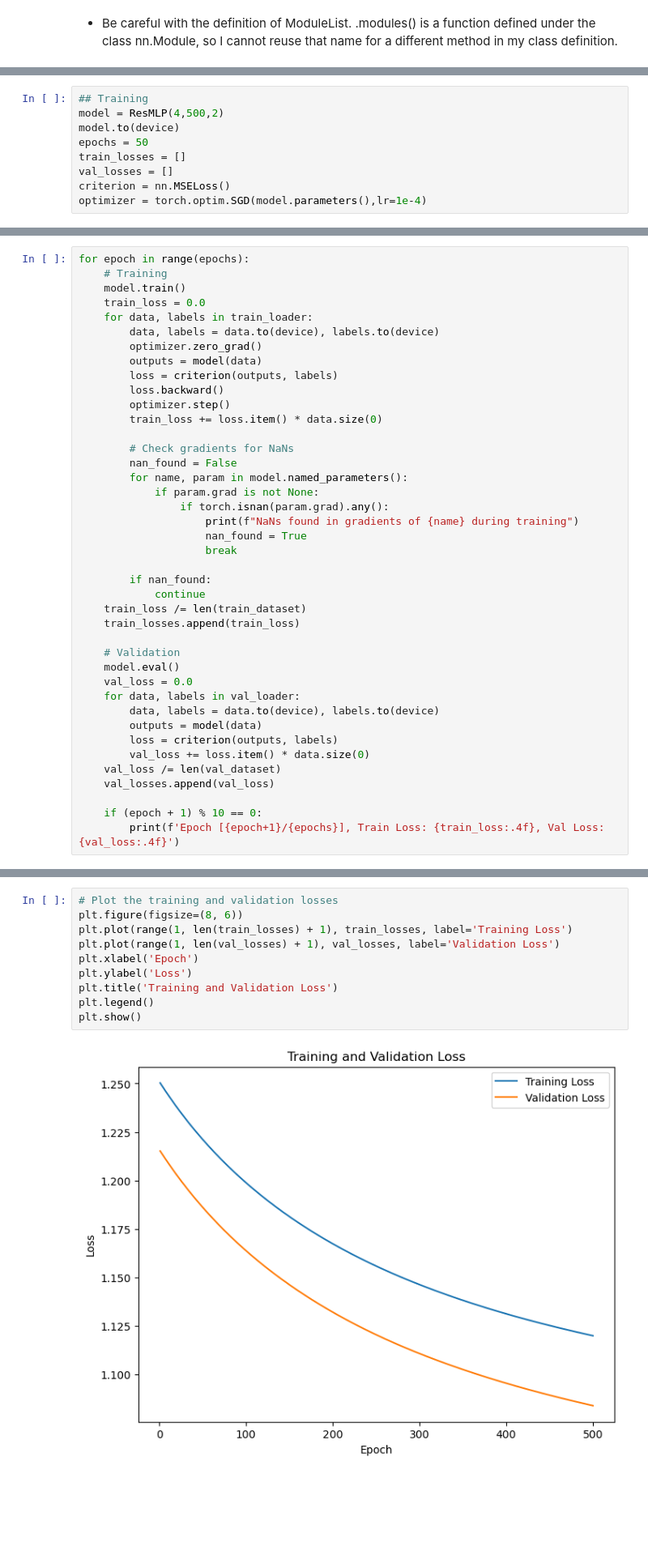
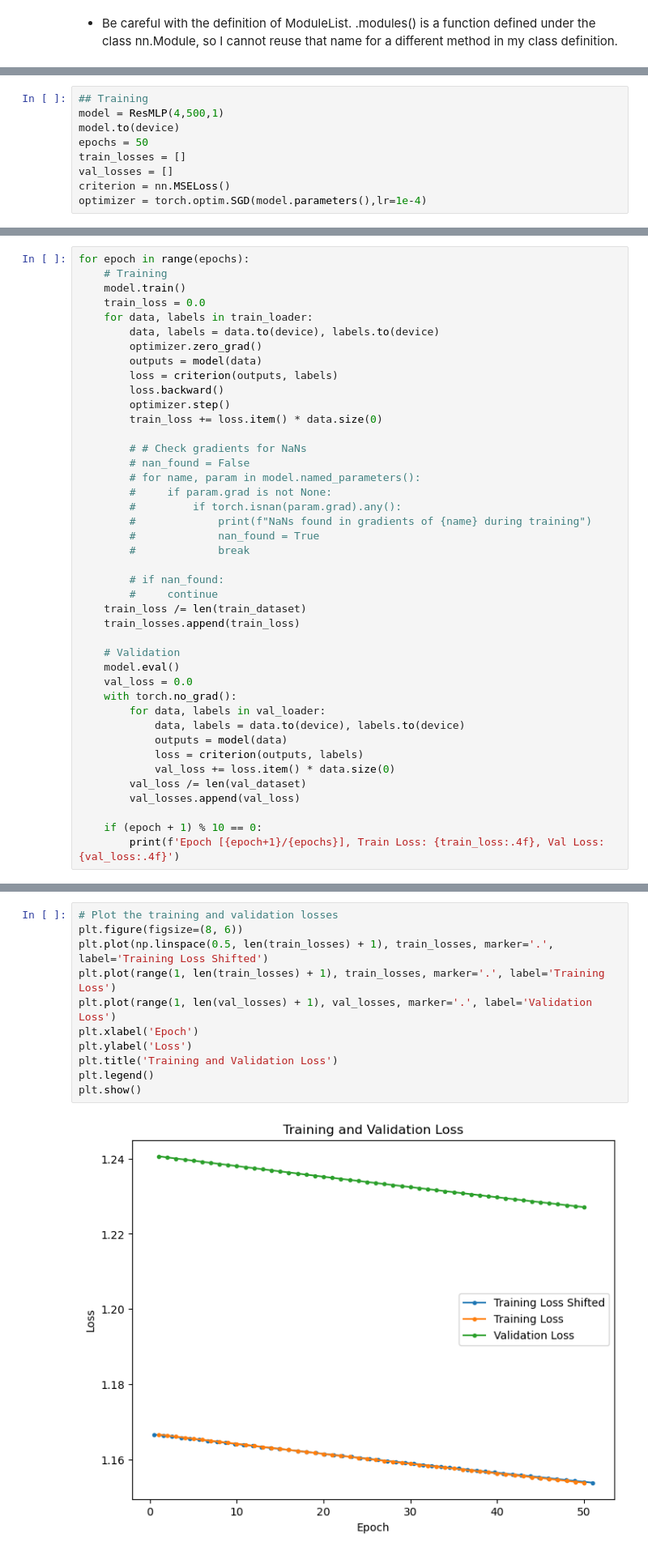
Before and after one commit to SBU-COSMOLIKE/emul2024, a Jupyter notebook: artemis/ResMLP_trial1.ipynb, the cells around one changed output, grey strips where cells are left out. Shown at 81% size. Saved outputs shown, nothing was run; the diff lists cells and outputs as text; blank space fills up the shorter version.

Commit message:
Fix data loading and training loop

```diff
--- a/artemis/ResMLP_trial1.ipynb
+++ b/artemis/ResMLP_trial1.ipynb
@@ -175,6 +196,6 @@ class ResMLP(nn.Module):
 # %%
 ## Training
-model = ResMLP(4,500,2)
+model = ResMLP(4,500,1)
 model.to(device)
 epochs = 50
 train_losses = []
@@ -211,30 +240,31 @@ for epoch in range(epochs):
         optimizer.step()
         train_loss += loss.item() * data.size(0)
 
-        # Check gradients for NaNs
-        nan_found = False
-        for name, param in model.named_parameters():
-            if param.grad is not None:
-                if torch.isnan(param.grad).any():
-                    print(f"NaNs found in gradients of {name} during training")
-                    nan_found = True
-                    break
+        # # Check gradients for NaNs
+        # nan_found = False
+        # for name, param in model.named_parameters():
+        #     if param.grad is not None:
+        #         if torch.isnan(param.grad).any():
+        #             print(f"NaNs found in gradients of {name} during training")
+        #             nan_found = True
+        #             break
 
-        if nan_found:
-            continue
+        # if nan_found:
+        #     continue
     train_loss /= len(train_dataset)
     train_losses.append(train_loss)
 
     # Validation
     model.eval()
     val_loss = 0.0
-    for data, labels in val_loader:
-        data, labels = data.to(device), labels.to(device)
-        outputs = model(data)
-        loss = criterion(outputs, labels)
-        val_loss += loss.item() * data.size(0)
-    val_loss /= len(val_dataset)
-    val_losses.append(val_loss)
+    with torch.no_grad():
+        for data, labels in val_loader:
+            data, labels = data.to(device), labels.to(device)
+            outputs = model(data)
+            loss = criterion(outputs, labels)
+            val_loss += loss.item() * data.size(0)
+        val_loss /= len(val_dataset)
+        val_losses.append(val_loss)
 
     if (epoch + 1) % 10 == 0:
         print(f'Epoch [{epoch+1}/{epochs}], Train Loss: {train_loss:.4f}, Val Loss: {val_loss:.4f}')
@@ -259,12 +277,13 @@ Epoch [500/500], Train Loss: 1.1200, Val Loss: 1.0840
 # %%
 # Plot the training and validation losses
 plt.figure(figsize=(8, 6))
-plt.plot(range(1, len(train_losses) + 1), train_losses, label='Training Loss')
-plt.plot(range(1, len(val_losses) + 1), val_losses, label='Validation Loss')
+plt.plot(np.linspace(0.5, len(train_losses) + 1), train_losses, marker='.', label='Training Loss Shifted')
+plt.plot(range(1, len(train_losses) + 1), train_losses, marker='.', label='Training Loss')
+plt.plot(range(1, len(val_losses) + 1), val_losses, marker='.', label='Validation Loss')
 plt.xlabel('Epoch')
 plt.ylabel('Loss')
 plt.title('Training and Validation Loss')
 plt.legend()
 plt.show()
 # %% [output]
-[figure, old version]
+[figure, new version]
```
Also changed, not shown: parts of 21 cells of this notebook.
